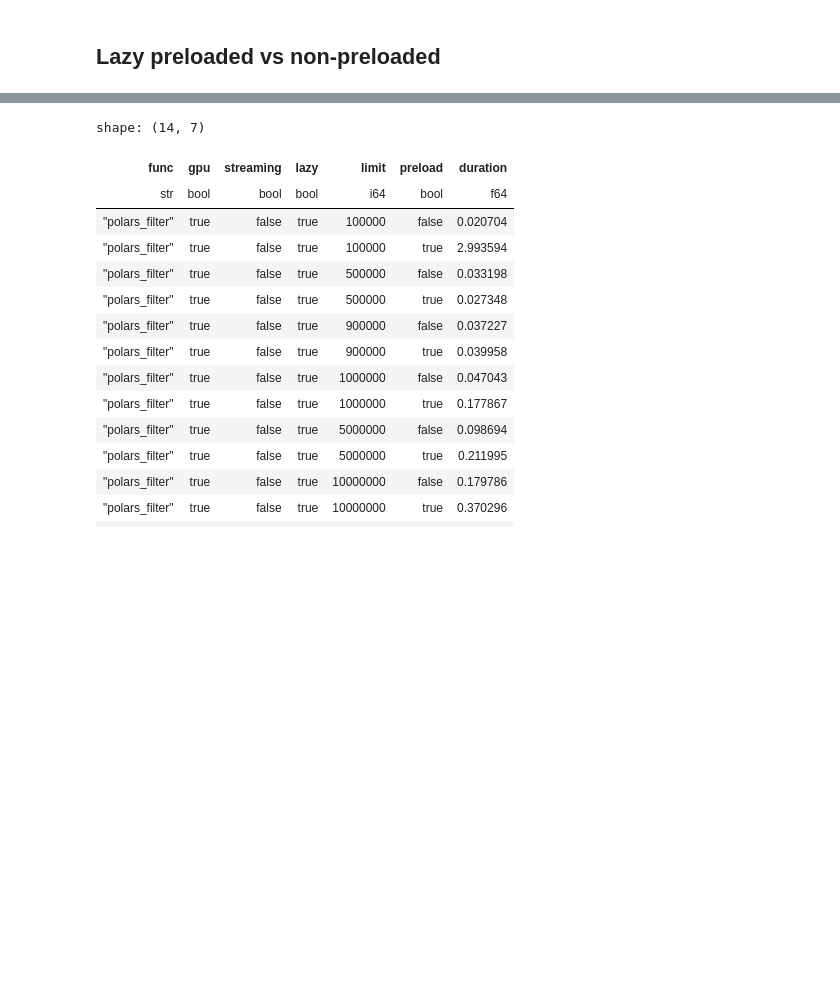
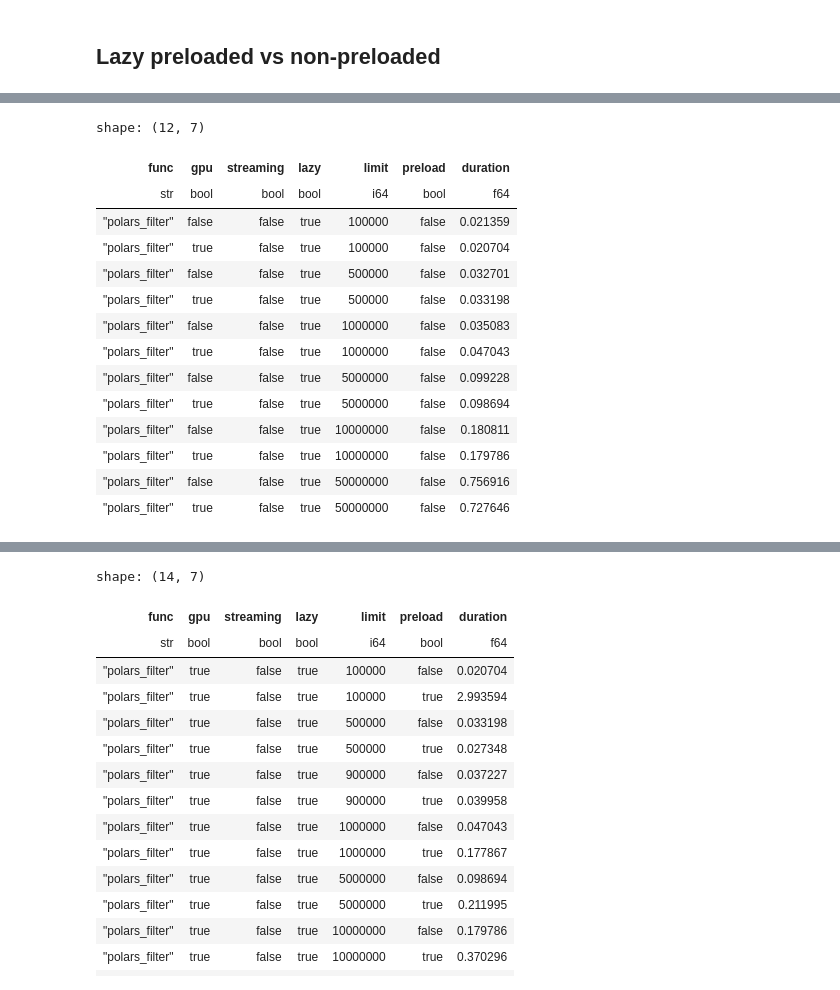
Before and after one commit to Baukebrenninkmeijer/polars-pyspark-pandas-comparison, a Jupyter notebook: results/analysis.ipynb, the cells around one changed output, grey strips where cells are left out. Saved outputs shown, nothing was run; the diff lists cells and outputs as text; code cells hidden in the pictures; blank space fills up the shorter version.

```diff
--- a/results/analysis.ipynb
+++ b/results/analysis.ipynb
@@ -55,7 +55,9 @@ df = pl.concat(
         pl.read_parquet("results_polars_gpu_join.parquet"),
     ]
 )
-df = df.filter(~(~pl.col("lazy") & pl.col("preload")) & (pl.col('limit') != 900000)).filter(~(pl.col('gpu') & ~pl.col('lazy')))
+df = df.filter(
+    ~(~pl.col("lazy") & pl.col("preload")) & (pl.col("limit") != 900000)
+).filter(~(pl.col("gpu") & ~pl.col("lazy")))
 df
 # %% [output]
 shape: (147, 7)
@@ -328,5 +374,28 @@ plot_pretty_boxplot(
 )
 # %% [output]
 [interactive output not drawn]
+# %%
+with pl.Config(tbl_rows=-1):
+    display(
+        df.filter(~pl.col("streaming") & pl.col("lazy") & ~pl.col("preload"))
+        .filter(pl.col("func") == "polars_filter")
+        .sort("limit", "gpu", "preload")
+    )  # .select(pl.all().n_unique())
+# %% [output]
+shape: (12, 7)
+| func | gpu | streaming | lazy | limit | preload | duration |
+| str | bool | bool | bool | i64 | bool | f64 |
+| "polars_filter" | false | false | true | 100000 | false | 0.021359 |
+| "polars_filter" | true | false | true | 100000 | false | 0.020704 |
+| "polars_filter" | false | false | true | 500000 | false | 0.032701 |
+| "polars_filter" | true | false | true | 500000 | false | 0.033198 |
+| "polars_filter" | false | false | true | 1000000 | false | 0.035083 |
+| "polars_filter" | true | false | true | 1000000 | false | 0.047043 |
+| "polars_filter" | false | false | true | 5000000 | false | 0.099228 |
+| "polars_filter" | true | false | true | 5000000 | false | 0.098694 |
+| "polars_filter" | false | false | true | 10000000 | false | 0.180811 |
+| "polars_filter" | true | false | true | 10000000 | false | 0.179786 |
+| "polars_filter" | false | false | true | 50000000 | false | 0.756916 |
+| "polars_filter" | true | false | true | 50000000 | false | 0.727646 |
 # %%
 plot_pretty_boxplot(
```
Also changed, not shown: parts of 18 cells of this notebook, 5 other files.
